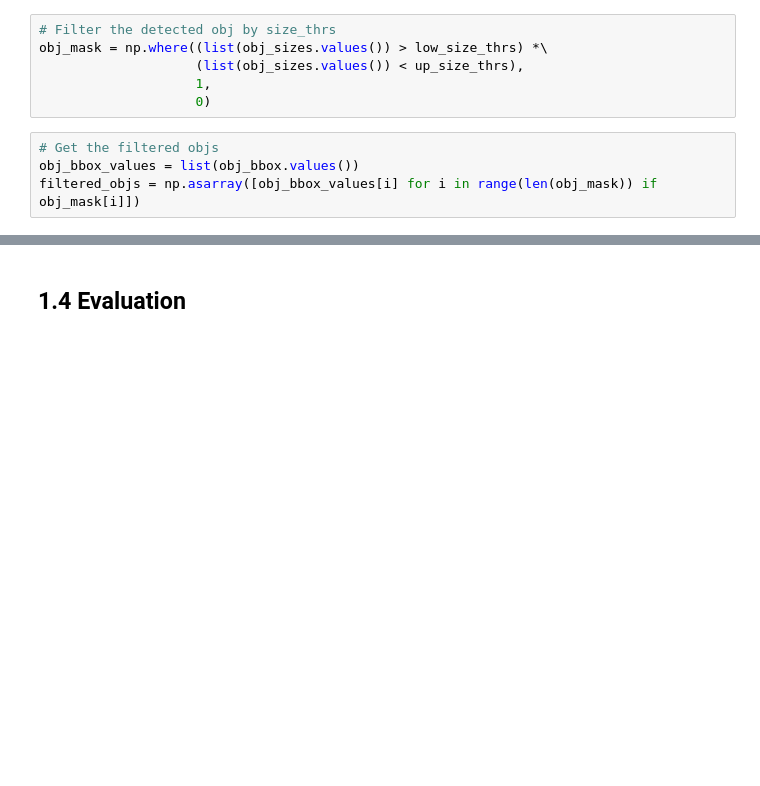
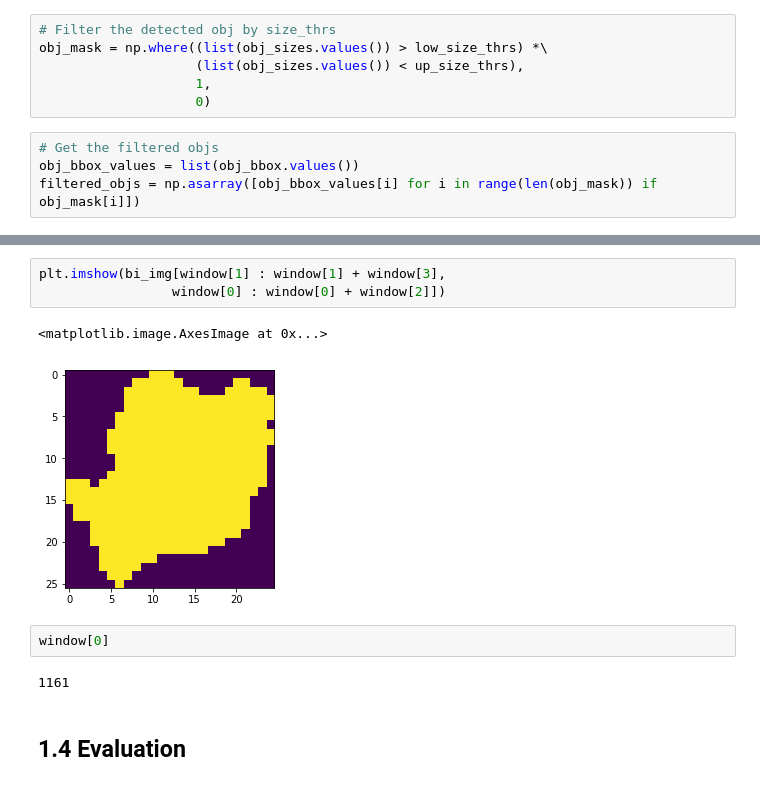
Before and after one commit to lchenbb/Image-Analysis-and-Pattern-Recognition, a Jupyter notebook: project/special_project.ipynb, the cells around one changed output, grey strips where cells are left out. Saved outputs shown, nothing was run; the diff lists cells and outputs as text; blank space fills up the shorter version.

```diff
--- a/project/special_project.ipynb
+++ b/project/special_project.ipynb
@@ -363,3 +439,13 @@ Text(0.5, 1.0, 'Groundtruth: Red   Detected: Steelblue')
+# %%
+plt.imshow(bi_img[window[1] : window[1] + window[3],
+                 window[0] : window[0] + window[2]])
+# %% [output]
+<matplotlib.image.AxesImage at 0x...>
+[figure, added]
+# %%
+window[0]
+# %% [output]
+1161
 # %% [markdown]
 ## 1.4 Evaluation
 # %% [markdown]
```
Also changed, not shown: parts of 107 cells of this notebook, 4 other files.
